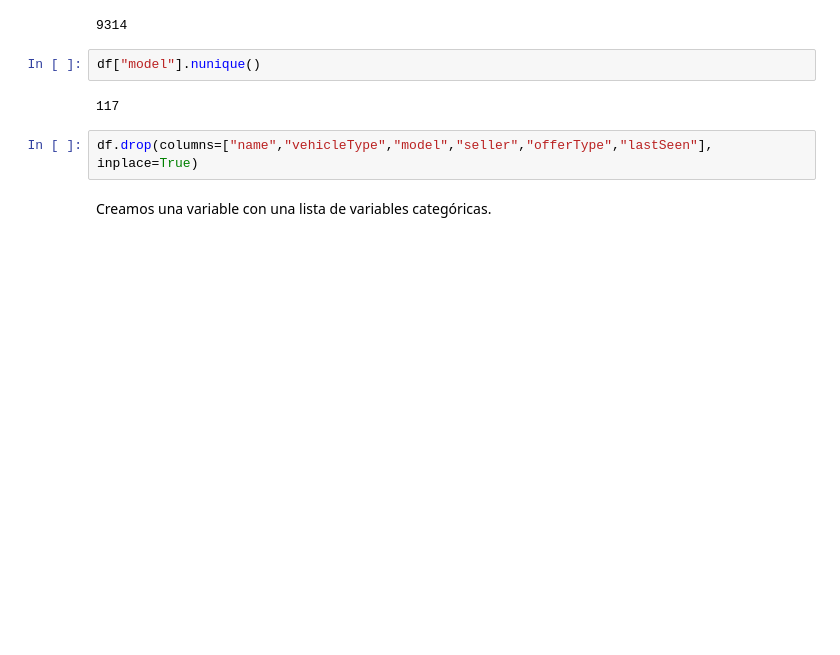
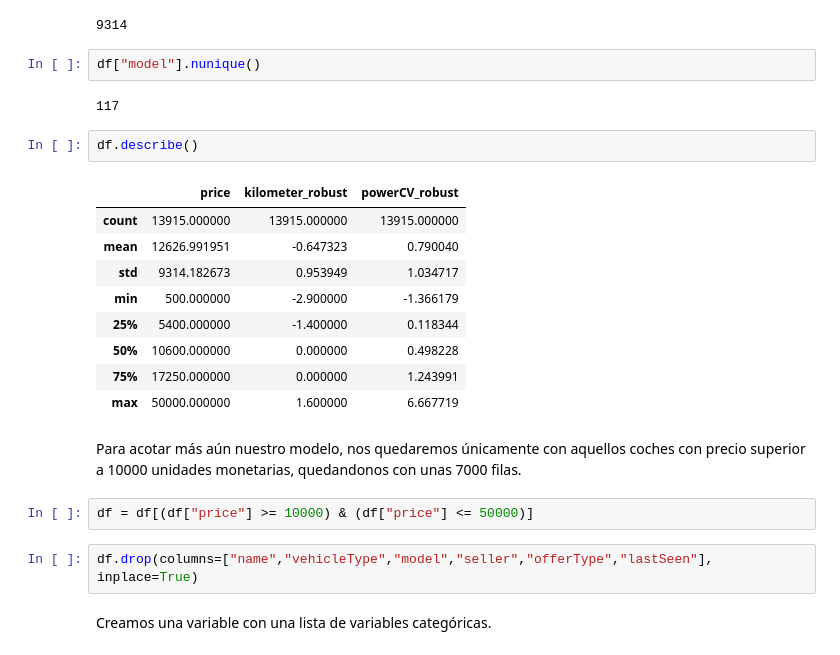
Before and after one commit to davfranco1/laboratorio-modulo8-leccion02-validacion-cruzada, a Jupyter notebook: modelo2/laboratorio-modulo7-leccion04-encoding.ipynb, the cells around one changed output. Drawn from its saved outputs; the diff is of its cells as text; blank space fills up the shorter version.

Commit message:
Model 2

```diff
--- a/modelo2/laboratorio-modulo7-leccion04-encoding.ipynb
+++ b/modelo2/laboratorio-modulo7-leccion04-encoding.ipynb
@@ -127,6 +127,22 @@ df["name"].nunique()
 df["model"].nunique()
 # %% [output]
 117
+# %%
+df.describe()
+# %% [output]
+|  | price | kilometer_robust | powerCV_robust |
+| count | 13915.000000 | 13915.000000 | 13915.000000 |
+| mean | 12626.991951 | -0.647323 | 0.790040 |
+| std | 9314.182673 | 0.953949 | 1.034717 |
+| min | 500.000000 | -2.900000 | -1.366179 |
+| 25% | 5400.000000 | -1.400000 | 0.118344 |
+| 50% | 10600.000000 | 0.000000 | 0.498228 |
+| 75% | 17250.000000 | 0.000000 | 1.243991 |
+| max | 50000.000000 | 1.600000 | 6.667719 |
+# %% [markdown]
+Para acotar más aún nuestro modelo, nos quedaremos únicamente con aquellos coches con precio superior a 10000 unidades monetarias, quedandonos con unas 7000 filas.
+# %%
+df = df[(df["price"] >= 10000) & (df["price"] <= 50000)]
 # %%
 df.drop(columns=["name","vehicleType","model","seller","offerType","lastSeen"], inplace=True)
 # %% [markdown]
```
Also changed, not shown: parts of 5 cells of this notebook, 11 other files.
